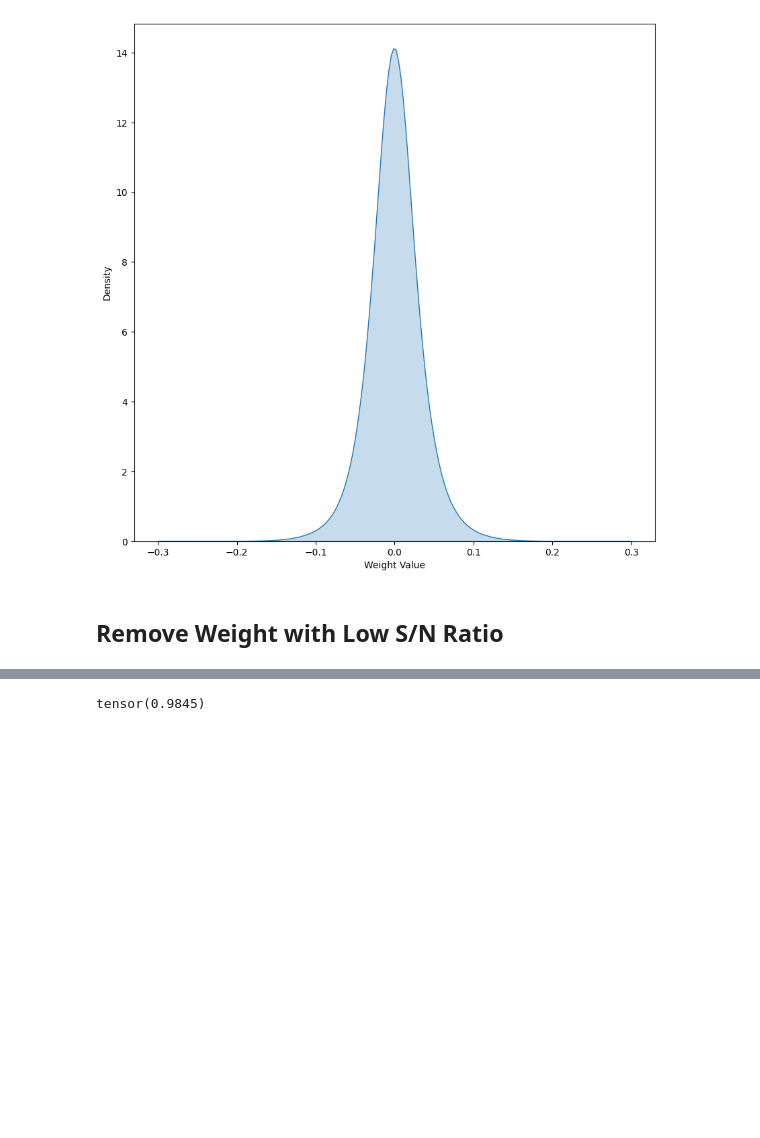
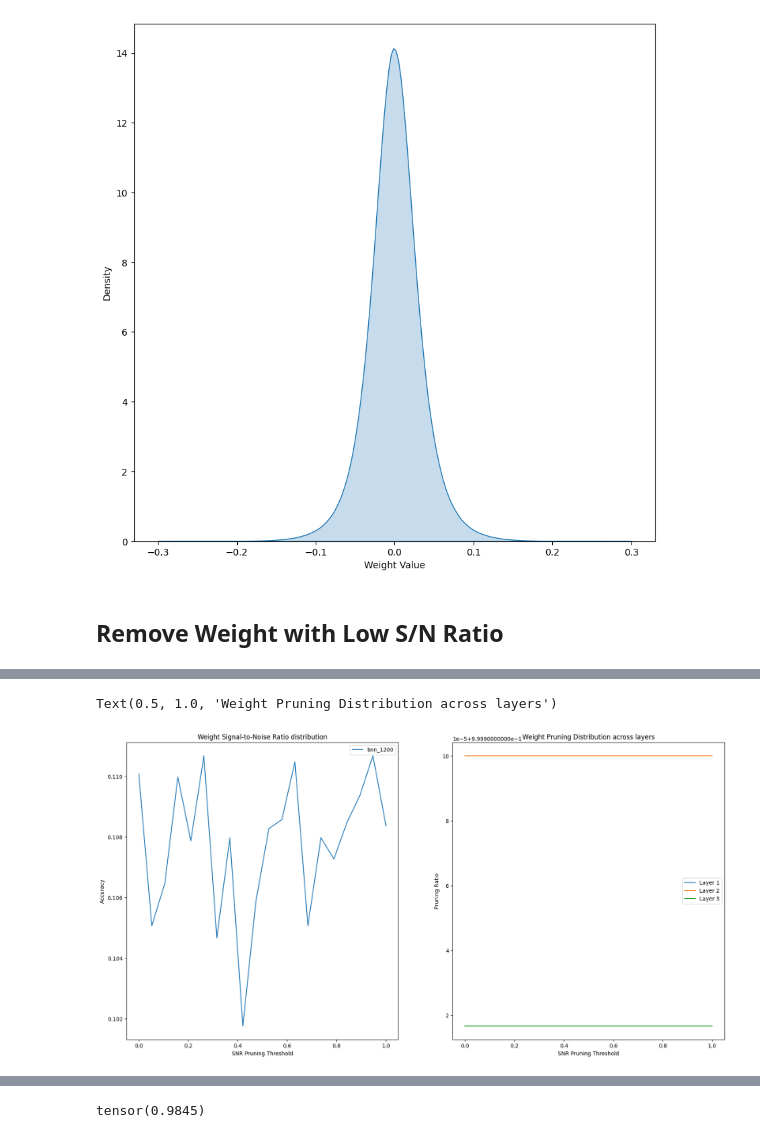
Before and after one commit to Cambridge-Uni-MLMI-Advanced-ML-21-22-G7/BBB, a Jupyter notebook: jupyter/classification.ipynb, the cells around one changed output, grey strips where cells are left out. Drawn from its saved outputs; the diff is of its cells as text; code cells hidden in the pictures; blank space fills up the shorter version.

```diff
--- a/jupyter/classification.ipynb
+++ b/jupyter/classification.ipynb
@@ -196,4 +228,0 @@ sns.ecdfplot(weight_snrs, ax=ax)
-# %%
-snr_threshold_quantile = 0.75
-snr_threshold = np.quantile(weight_snrs, snr_threshold_quantile)
-snr_threshold
@@ -239,3 +272,23 @@ Number of non-pruned weights: 9852 - 0.82 of original layer
+# %%
+fig, axes = plt.subplots(1, 2, figsize=(20,10))
+ax = axes[0]
+ax1 = axes[1]
+
+sns.lineplot(y=[float(x.detach().numpy()) for x in accuracies], x=quantile_thresholds, label=f"{MODEL}", ax=ax)
+for layer in prune_ratios.keys():
+    sns.lineplot(y=prune_ratios[layer], x=quantile_thresholds, label=f"Layer {layer[0]}", ax=ax1)
+
+# Formatting of plot
+ax.set_xlabel('SNR Pruning Threshold')
+ax.set_ylabel('Accuracy')
+ax.set_title('Weight Signal-to-Noise Ratio distribution')
+
+ax1.set_xlabel('SNR Pruning Threshold')
+ax1.set_ylabel('Pruning Ratio')
+ax1.set_title('Weight Pruning Distribution across layers')
+# %% [output]
+Text(0.5, 1.0, 'Weight Pruning Distribution across layers')
+[figure, added]
 # %%
 plot_weight_samples(pruned_weight_samples)
 # %% [output]
```
Also changed, not shown: parts of 18 cells of this notebook, 1 other file.
